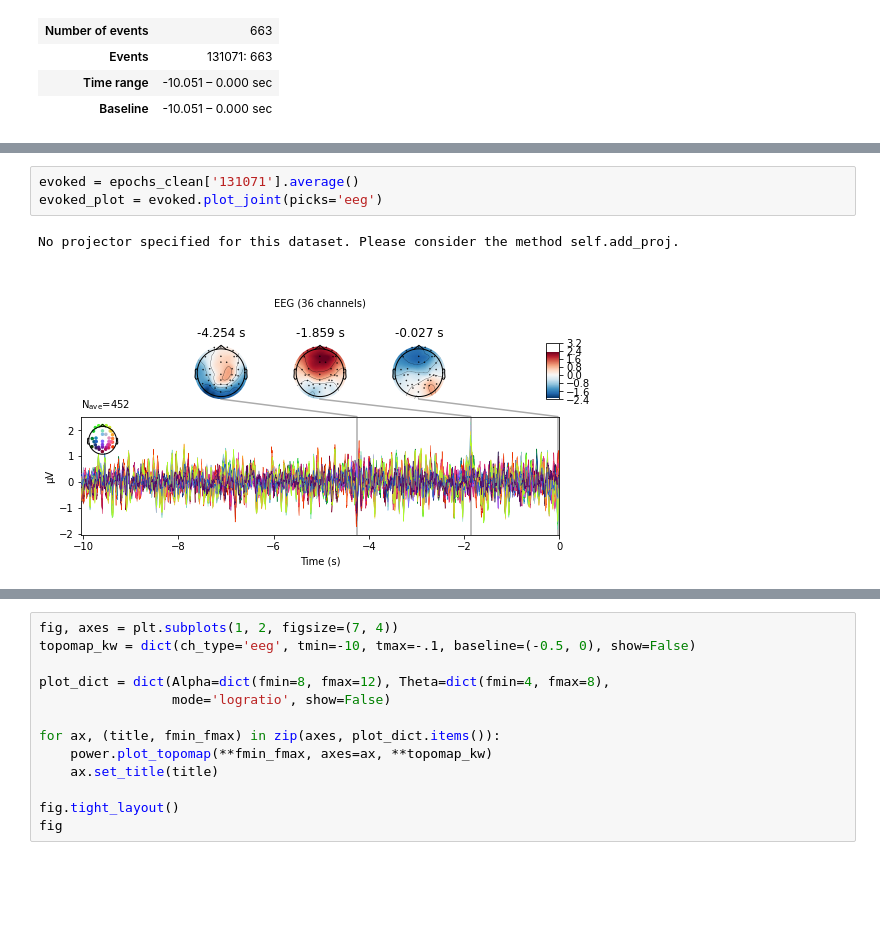
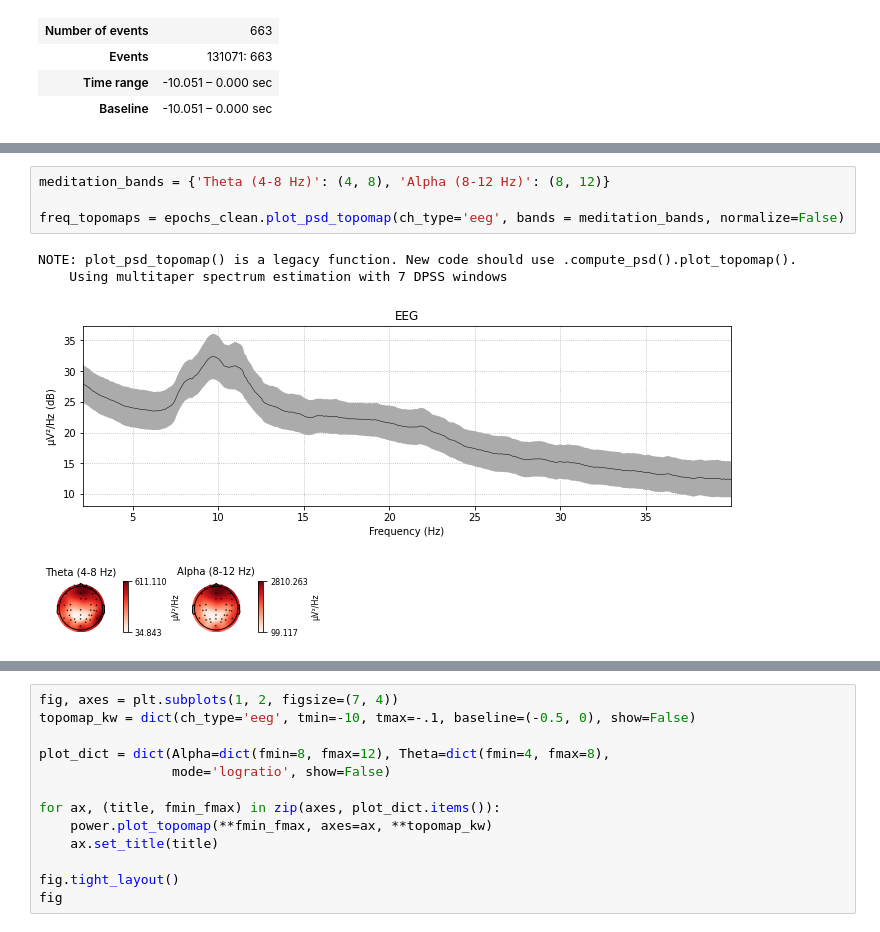
Before and after one commit to joshsalce/189_Final_Project, a Jupyter notebook: OpenNeuro_Analysis.ipynb, the cells around one changed output, grey strips where cells are left out. Drawn from its saved outputs; the diff is of its cells as text; blank space fills up the shorter version.

```diff
--- a/OpenNeuro_Analysis.ipynb
+++ b/OpenNeuro_Analysis.ipynb
@@ -111,7 +95,10 @@ NOTE: plot_psd_topomap() is a legacy function. New code should use .compute_psd(
-# %%
-evoked = epochs_clean['131071'].average()
-evoked_plot = evoked.plot_joint(picks='eeg')
-# %% [output]
-No projector specified for this dataset. Please consider the method self.add_proj.
-[figure, removed]
+# %%
+meditation_bands = {'Theta (4-8 Hz)': (4, 8), 'Alpha (8-12 Hz)': (8, 12)}
+
+freq_topomaps = epochs_clean.plot_psd_topomap(ch_type='eeg', bands = meditation_bands, normalize=False)
+# %% [output]
+NOTE: plot_psd_topomap() is a legacy function. New code should use .compute_psd().plot_topomap().
+    Using multitaper spectrum estimation with 7 DPSS windows
+[figure, added]
+[figure, added]
 # %%
```
Also changed, not shown: parts of 7 cells of this notebook.
